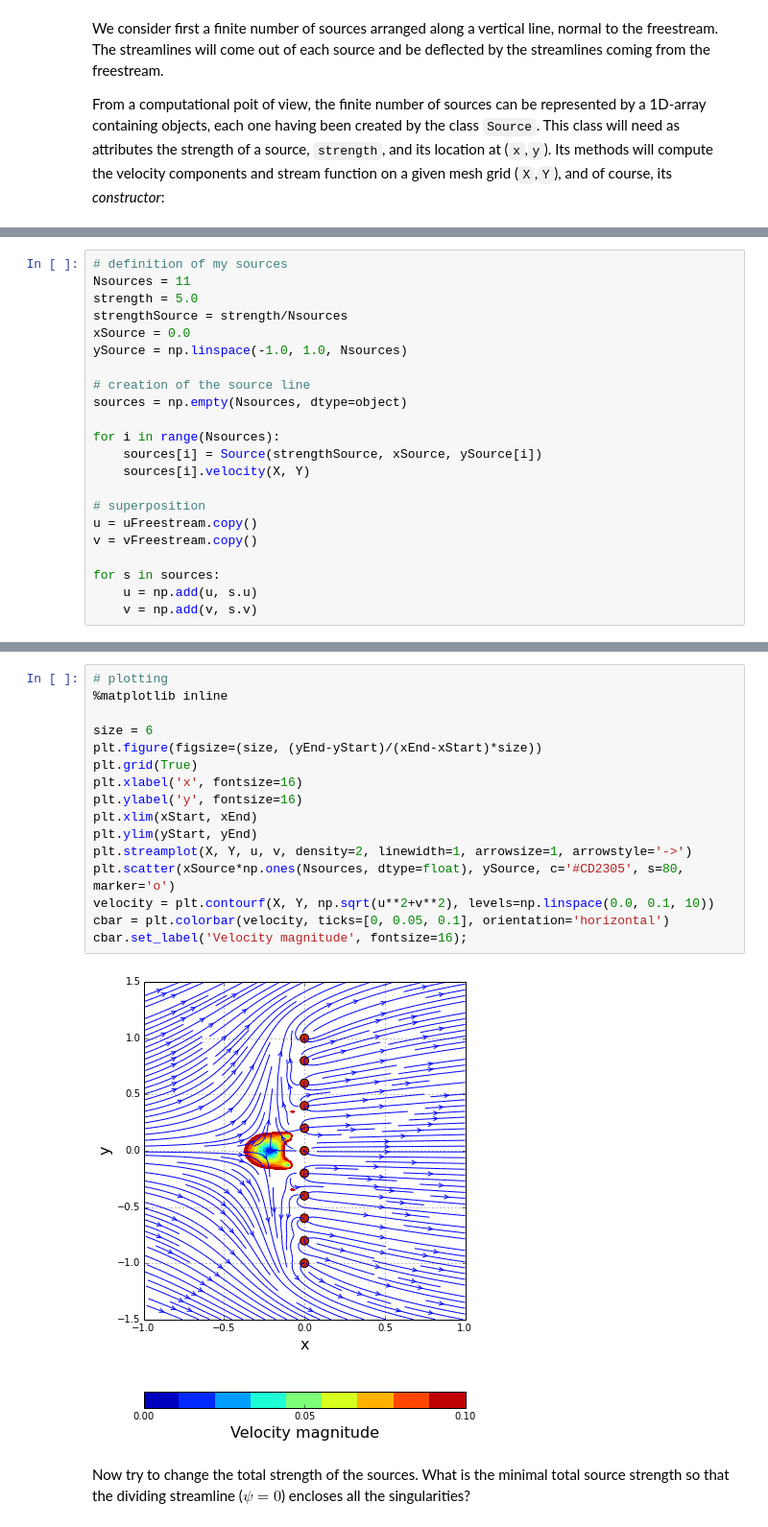
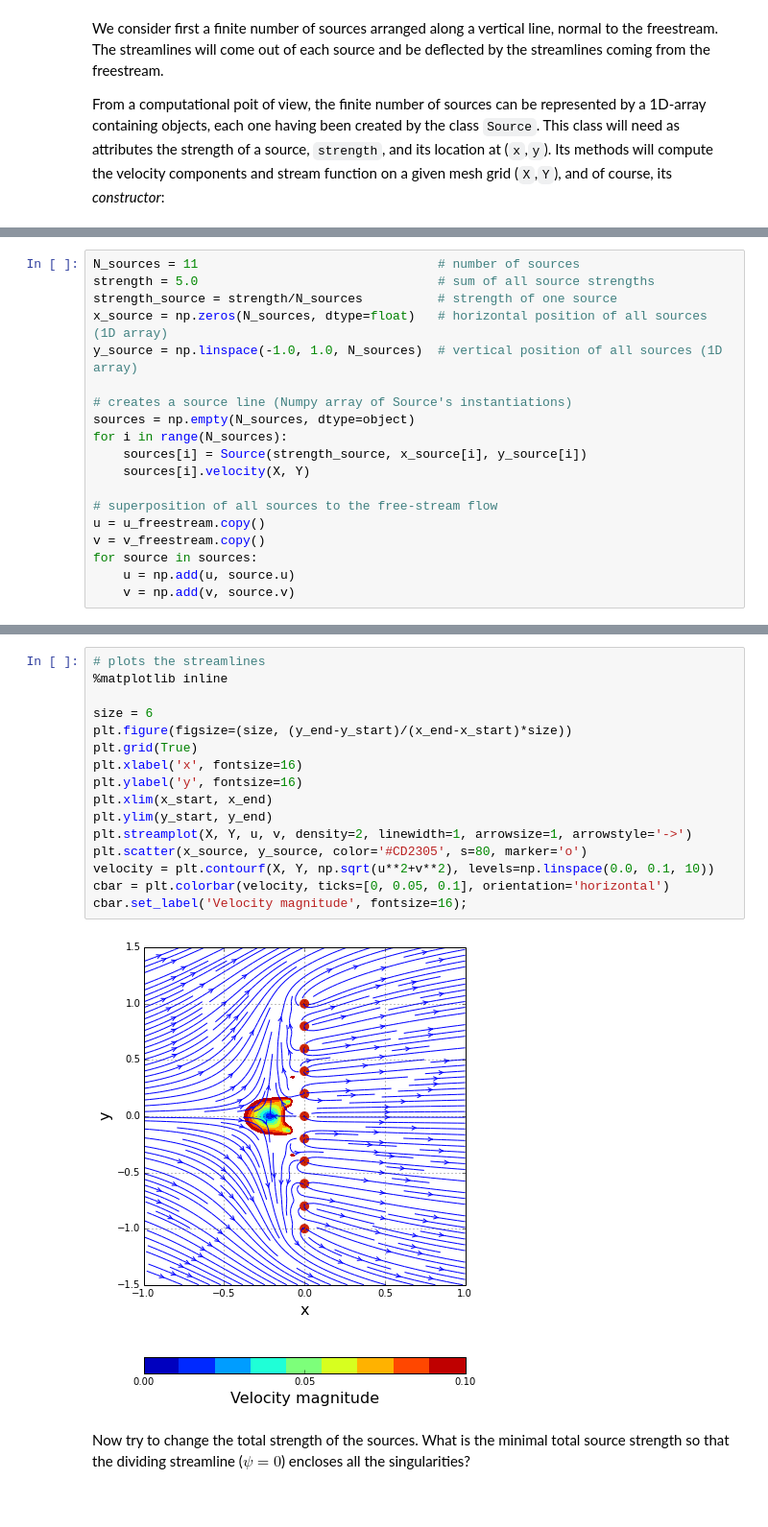
Before and after one commit to barbagroup/AeroPython, a Jupyter notebook: lessons/08_Lesson08_sourceSheet.ipynb, the cells around one changed output, grey strips where cells are left out. Shown at 96% size. Saved outputs shown, nothing was run; the diff lists cells and outputs as text.

```diff
--- a/lessons/08_Lesson08_sourceSheet.ipynb
+++ b/lessons/08_Lesson08_sourceSheet.ipynb
@@ -59,25 +58,22 @@ Now you'll really see how useful classes are! We will use our class `Source` to
 # %%
-# definition of my sources
-Nsources = 11
-strength = 5.0
-strengthSource = strength/Nsources
-xSource = 0.0
-ySource = np.linspace(-1.0, 1.0, Nsources)
+N_sources = 11                                # number of sources
+strength = 5.0                                # sum of all source strengths
+strength_source = strength/N_sources          # strength of one source
+x_source = np.zeros(N_sources, dtype=float)   # horizontal position of all sources (1D array)
+y_source = np.linspace(-1.0, 1.0, N_sources)  # vertical position of all sources (1D array)
 
-# creation of the source line
-sources = np.empty(Nsources, dtype=object)
-
-for i in range(Nsources):
-    sources[i] = Source(strengthSource, xSource, ySource[i])
+# creates a source line (Numpy array of Source's instantiations)
+sources = np.empty(N_sources, dtype=object)
+for i in range(N_sources):
+    sources[i] = Source(strength_source, x_source[i], y_source[i])
     sources[i].velocity(X, Y)
 
-# superposition
-u = uFreestream.copy()
-v = vFreestream.copy()
-
-for s in sources:
-    u = np.add(u, s.u)
-    v = np.add(v, s.v)
+# superposition of all sources to the free-stream flow
+u = u_freestream.copy()
+v = v_freestream.copy()
+for source in sources:
+    u = np.add(u, source.u)
+    v = np.add(v, source.v)
 # %% [markdown]
 Notice that the variable `sources` is a NumPy array, that is, a collection of items of the same type. What type? You're probably used to arrays of numbers, but we can also have arrays of objects of any type created by a class (in this case, of type `Source`).
 
@@ -89,21 +85,21 @@ The final flow pattern corresponds to the superposition of a uniform flow and `N
 # %%
-# plotting
+# plots the streamlines
 %matplotlib inline
 
 size = 6
-plt.figure(figsize=(size, (yEnd-yStart)/(xEnd-xStart)*size))
+plt.figure(figsize=(size, (y_end-y_start)/(x_end-x_start)*size))
 plt.grid(True)
 plt.xlabel('x', fontsize=16)
 plt.ylabel('y', fontsize=16)
-plt.xlim(xStart, xEnd)
-plt.ylim(yStart, yEnd)
+plt.xlim(x_start, x_end)
+plt.ylim(y_start, y_end)
 plt.streamplot(X, Y, u, v, density=2, linewidth=1, arrowsize=1, arrowstyle='->')
-plt.scatter(xSource*np.ones(Nsources, dtype=float), ySource, c='#CD2305', s=80, marker='o')
+plt.scatter(x_source, y_source, color='#CD2305', s=80, marker='o')
 velocity = plt.contourf(X, Y, np.sqrt(u**2+v**2), levels=np.linspace(0.0, 0.1, 10))
 cbar = plt.colorbar(velocity, ticks=[0, 0.05, 0.1], orientation='horizontal')
 cbar.set_label('Velocity magnitude', fontsize=16);
 # %% [output]
-[figure, old version]
+[figure, new version]
 # %% [markdown]
 Now try to change the total strength of the sources. What is the minimal total source strength so that the dividing streamline ($\psi = 0$) encloses all the singularities?
 # %% [markdown]
```
Also changed, not shown: parts of 7 cells of this notebook.
